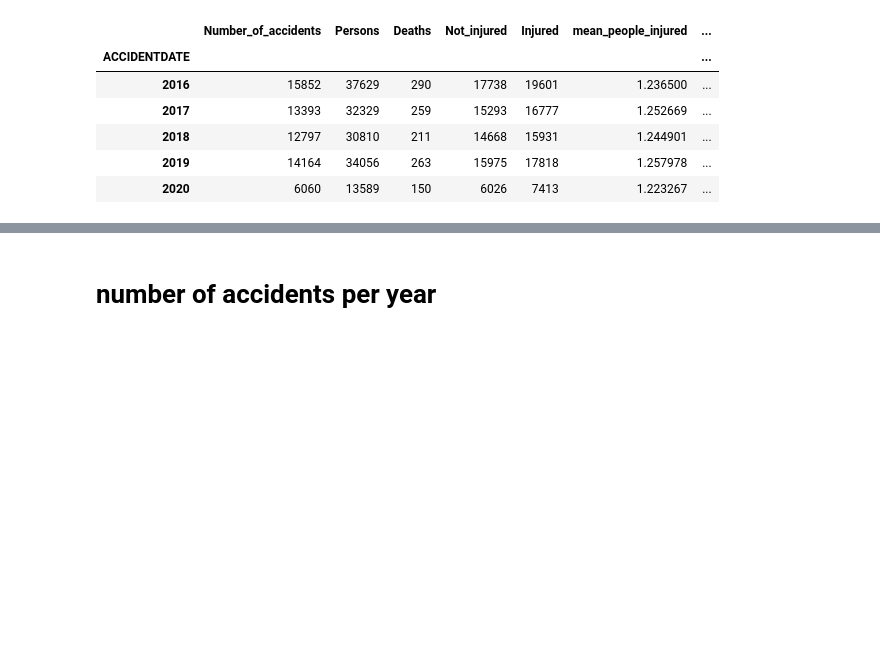
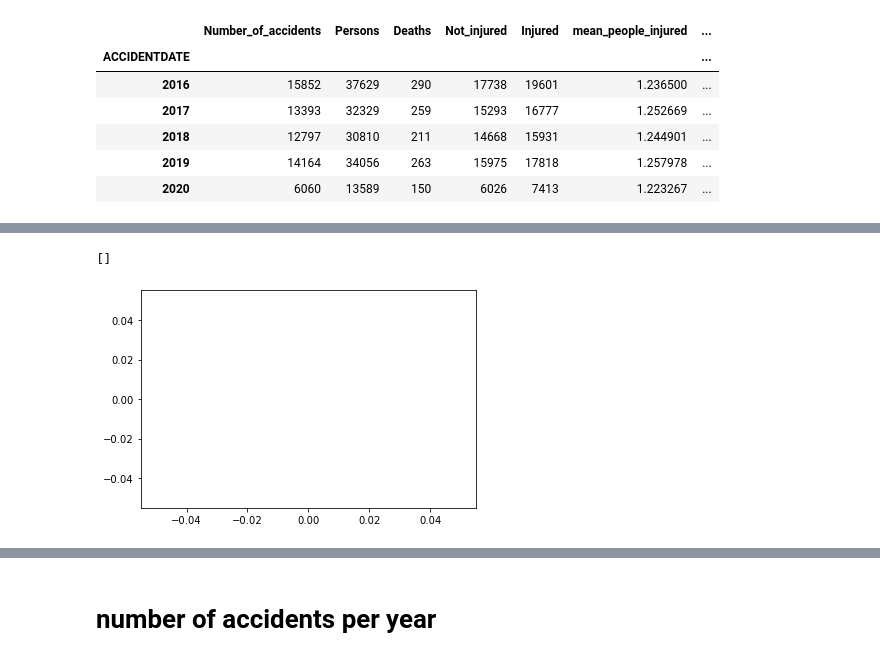
Before and after one commit to 0samvuong/Project-1, a Jupyter notebook: number_of_accidents_analysis.ipynb, the cells around one changed output, grey strips where cells are left out. Saved outputs shown, nothing was run; the diff lists cells and outputs as text; code cells hidden in the pictures; blank space fills up the shorter version.

```diff
--- a/number_of_accidents_analysis.ipynb
+++ b/number_of_accidents_analysis.ipynb
@@ -113,0 +85,5 @@ sum_df_years
+# %%
+plt.plot()
+# %% [output]
+[]
+[figure, added]
```
Also changed, not shown: parts of 22 cells of this notebook, 4 other files.
